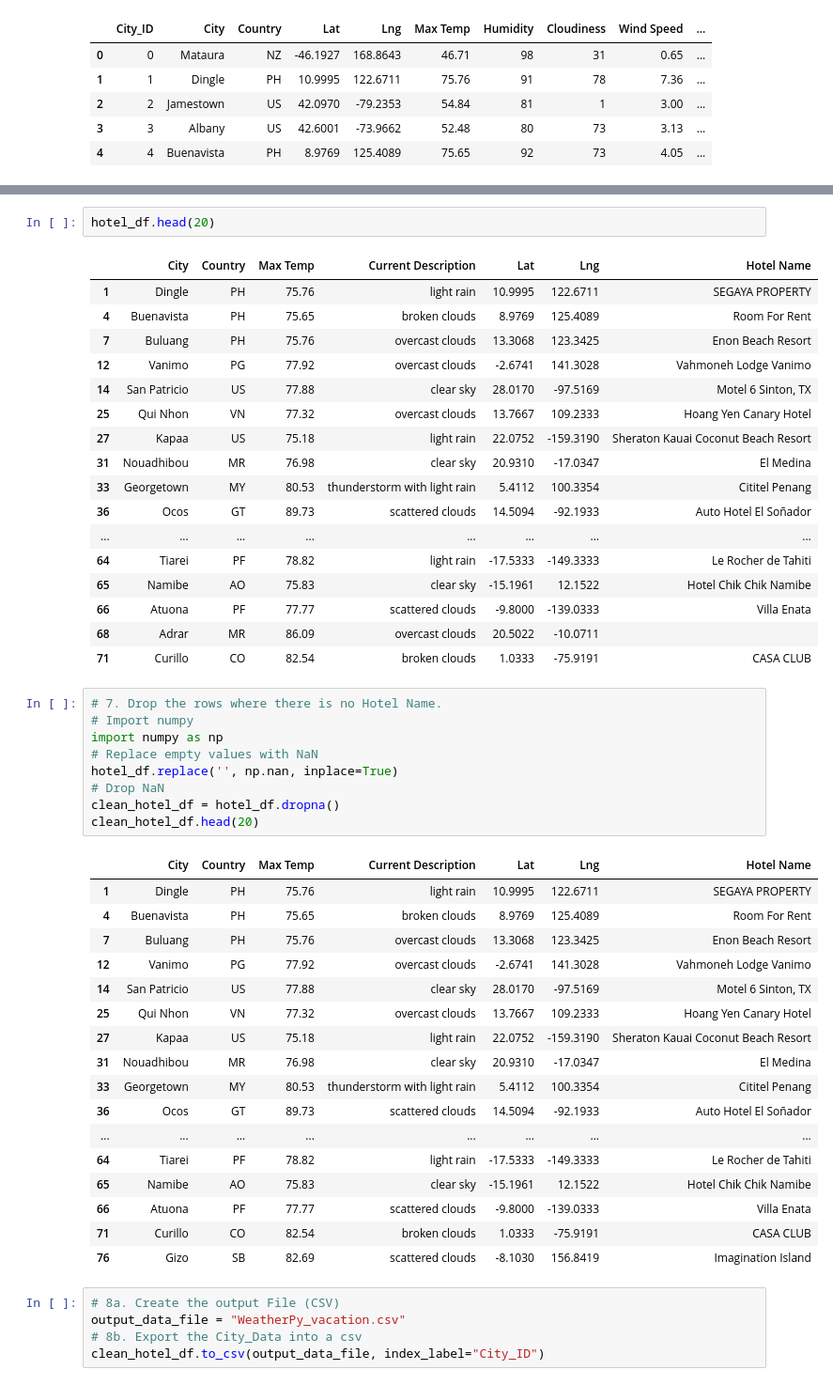
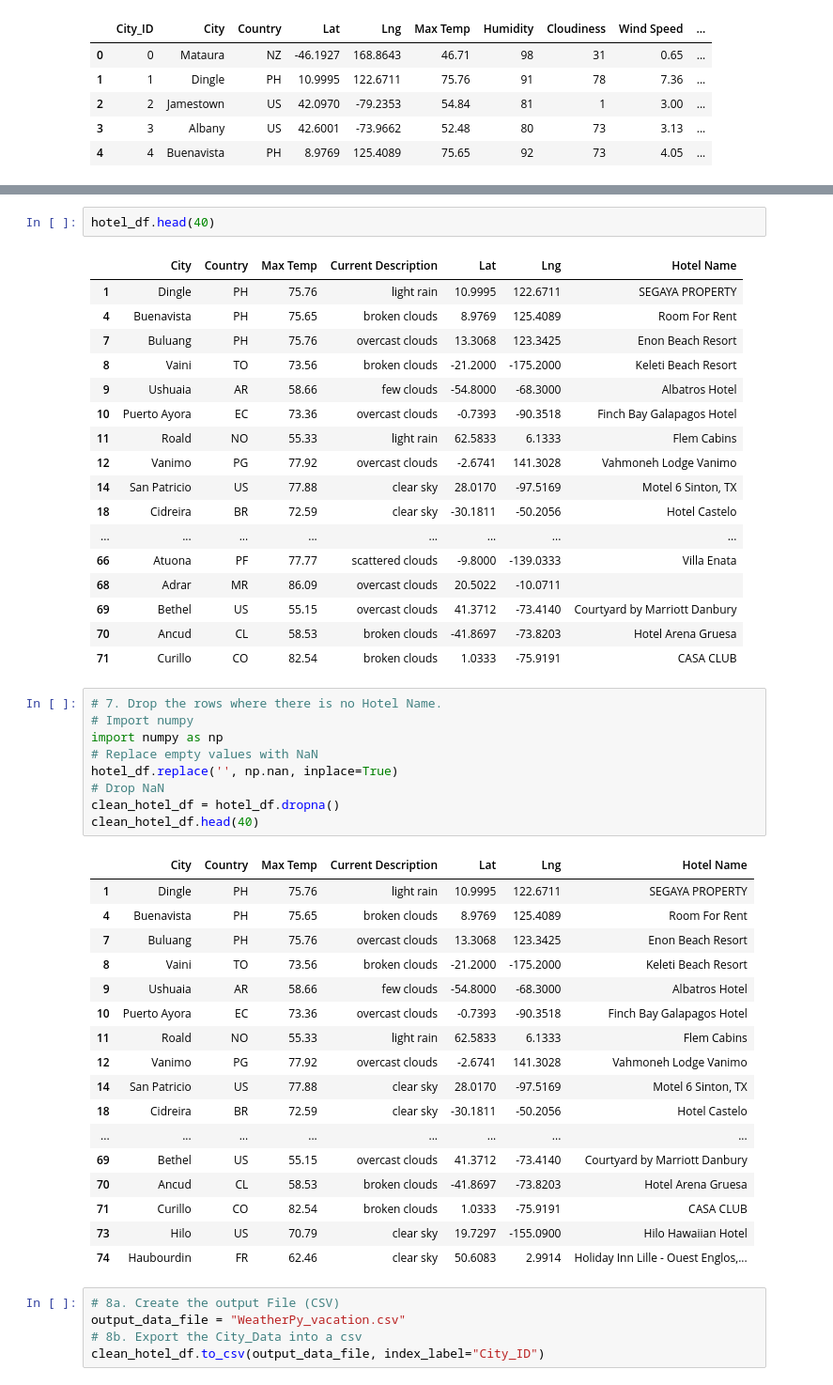
Before and after one commit to tonyferri/Weather_Py, a Jupyter notebook: Vacation_Search/Vacation_Search.ipynb, the cells around one changed output, grey strips where cells are left out. Shown: that part at 94% size. Saved outputs shown, nothing was run; the diff lists cells and outputs as text.

```diff
--- a/Vacation_Search/Vacation_Search.ipynb
+++ b/Vacation_Search/Vacation_Search.ipynb
@@ -131,52 +143,52 @@ Hotel not found... skipping.
 Hotel not found... skipping.
 Hotel not found... skipping.
 # %%
-hotel_df.head(20)
+hotel_df.head(40)
 # %% [output]
 |  | City | Country | Max Temp | Current Description | Lat | Lng | Hotel Name |
 | 1 | Dingle | PH | 75.76 | light rain | 10.9995 | 122.6711 | SEGAYA PROPERTY |
 | 4 | Buenavista | PH | 75.65 | broken clouds | 8.9769 | 125.4089 | Room For Rent |
 | 7 | Buluang | PH | 75.76 | overcast clouds | 13.3068 | 123.3425 | Enon Beach Resort |
+| 8 | Vaini | TO | 73.56 | broken clouds | -21.2000 | -175.2000 | Keleti Beach Resort |
+| 9 | Ushuaia | AR | 58.66 | few clouds | -54.8000 | -68.3000 | Albatros Hotel |
+| 10 | Puerto Ayora | EC | 73.36 | overcast clouds | -0.7393 | -90.3518 | Finch Bay Galapagos Hotel |
+| 11 | Roald | NO | 55.33 | light rain | 62.5833 | 6.1333 | Flem Cabins |
 | 12 | Vanimo | PG | 77.92 | overcast clouds | -2.6741 | 141.3028 | Vahmoneh Lodge Vanimo |
 | 14 | San Patricio | US | 77.88 | clear sky | 28.0170 | -97.5169 | Motel 6 Sinton, TX |
-| 25 | Qui Nhon | VN | 77.32 | overcast clouds | 13.7667 | 109.2333 | Hoang Yen Canary Hotel |
-| 27 | Kapaa | US | 75.18 | light rain | 22.0752 | -159.3190 | Sheraton Kauai Coconut Beach Resort |
-| 31 | Nouadhibou | MR | 76.98 | clear sky | 20.9310 | -17.0347 | El Medina |
-| 33 | Georgetown | MY | 80.53 | thunderstorm with light rain | 5.4112 | 100.3354 | Cititel Penang |
-| 36 | Ocos | GT | 89.73 | scattered clouds | 14.5094 | -92.1933 | Auto Hotel El Soñador |
+| 18 | Cidreira | BR | 72.59 | clear sky | -30.1811 | -50.2056 | Hotel Castelo |
 | ... | ... | ... | ... | ... | ... | ... | ... |
-| 64 | Tiarei | PF | 78.82 | light rain | -17.5333 | -149.3333 | Le Rocher de Tahiti |
-| 65 | Namibe | AO | 75.83 | clear sky | -15.1961 | 12.1522 | Hotel Chik Chik Namibe |
 | 66 | Atuona | PF | 77.77 | scattered clouds | -9.8000 | -139.0333 | Villa Enata |
 | 68 | Adrar | MR | 86.09 | overcast clouds | 20.5022 | -10.0711 |  |
+| 69 | Bethel | US | 55.15 | overcast clouds | 41.3712 | -73.4140 | Courtyard by Marriott Danbury |
+| 70 | Ancud | CL | 58.53 | broken clouds | -41.8697 | -73.8203 | Hotel Arena Gruesa |
 | 71 | Curillo | CO | 82.54 | broken clouds | 1.0333 | -75.9191 | CASA CLUB |
 # %%
 # 7. Drop the rows where there is no Hotel Name.
 # Import numpy
 import numpy as np
 # Replace empty values with NaN
 hotel_df.replace('', np.nan, inplace=True)
 # Drop NaN
 clean_hotel_df = hotel_df.dropna()
-clean_hotel_df.head(20)
+clean_hotel_df.head(40)
 # %% [output]
 |  | City | Country | Max Temp | Current Description | Lat | Lng | Hotel Name |
 | 1 | Dingle | PH | 75.76 | light rain | 10.9995 | 122.6711 | SEGAYA PROPERTY |
 | 4 | Buenavista | PH | 75.65 | broken clouds | 8.9769 | 125.4089 | Room For Rent |
 | 7 | Buluang | PH | 75.76 | overcast clouds | 13.3068 | 123.3425 | Enon Beach Resort |
+| 8 | Vaini | TO | 73.56 | broken clouds | -21.2000 | -175.2000 | Keleti Beach Resort |
+| 9 | Ushuaia | AR | 58.66 | few clouds | -54.8000 | -68.3000 | Albatros Hotel |
+| 10 | Puerto Ayora | EC | 73.36 | overcast clouds | -0.7393 | -90.3518 | Finch Bay Galapagos Hotel |
+| 11 | Roald | NO | 55.33 | light rain | 62.5833 | 6.1333 | Flem Cabins |
 | 12 | Vanimo | PG | 77.92 | overcast clouds | -2.6741 | 141.3028 | Vahmoneh Lodge Vanimo |
 | 14 | San Patricio | US | 77.88 | clear sky | 28.0170 | -97.5169 | Motel 6 Sinton, TX |
-| 25 | Qui Nhon | VN | 77.32 | overcast clouds | 13.7667 | 109.2333 | Hoang Yen Canary Hotel |
-| 27 | Kapaa | US | 75.18 | light rain | 22.0752 | -159.3190 | Sheraton Kauai Coconut Beach Resort |
-| 31 | Nouadhibou | MR | 76.98 | clear sky | 20.9310 | -17.0347 | El Medina |
-| 33 | Georgetown | MY | 80.53 | thunderstorm with light rain | 5.4112 | 100.3354 | Cititel Penang |
-| 36 | Ocos | GT | 89.73 | scattered clouds | 14.5094 | -92.1933 | Auto Hotel El Soñador |
+| 18 | Cidreira | BR | 72.59 | clear sky | -30.1811 | -50.2056 | Hotel Castelo |
 | ... | ... | ... | ... | ... | ... | ... | ... |
-| 64 | Tiarei | PF | 78.82 | light rain | -17.5333 | -149.3333 | Le Rocher de Tahiti |
-| 65 | Namibe | AO | 75.83 | clear sky | -15.1961 | 12.1522 | Hotel Chik Chik Namibe |
-| 66 | Atuona | PF | 77.77 | scattered clouds | -9.8000 | -139.0333 | Villa Enata |
+| 69 | Bethel | US | 55.15 | overcast clouds | 41.3712 | -73.4140 | Courtyard by Marriott Danbury |
+| 70 | Ancud | CL | 58.53 | broken clouds | -41.8697 | -73.8203 | Hotel Arena Gruesa |
 | 71 | Curillo | CO | 82.54 | broken clouds | 1.0333 | -75.9191 | CASA CLUB |
-| 76 | Gizo | SB | 82.69 | scattered clouds | -8.1030 | 156.8419 | Imagination Island |
+| 73 | Hilo | US | 70.79 | clear sky | 19.7297 | -155.0900 | Hilo Hawaiian Hotel |
+| 74 | Haubourdin | FR | 62.46 | clear sky | 50.6083 | 2.9914 | Holiday Inn Lille - Ouest Englos,... |
 # %%
 # 8a. Create the output File (CSV)
 output_data_file = "WeatherPy_vacation.csv"
```
Also changed, not shown: parts of 7 cells of this notebook, 2 other files.
